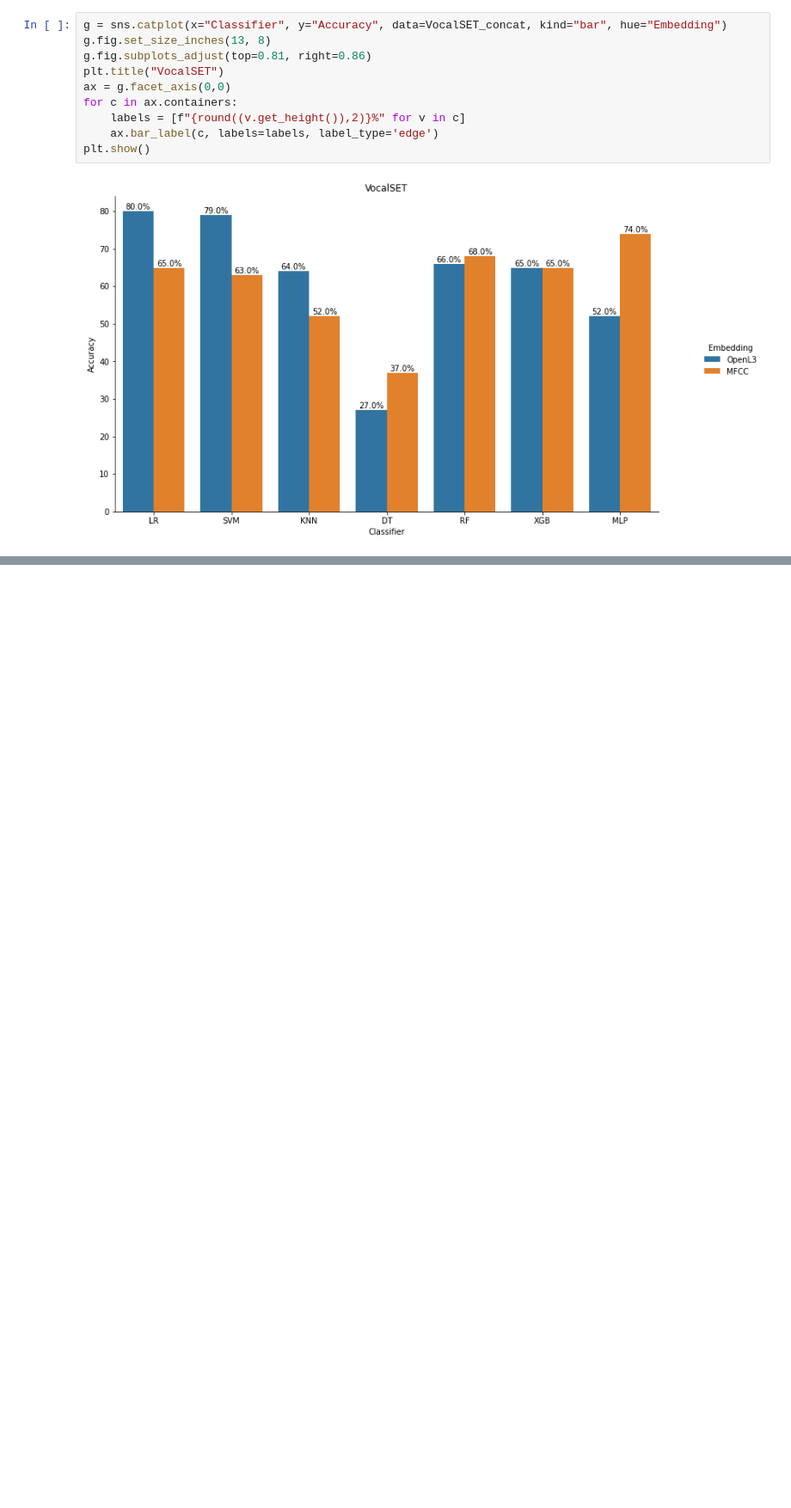
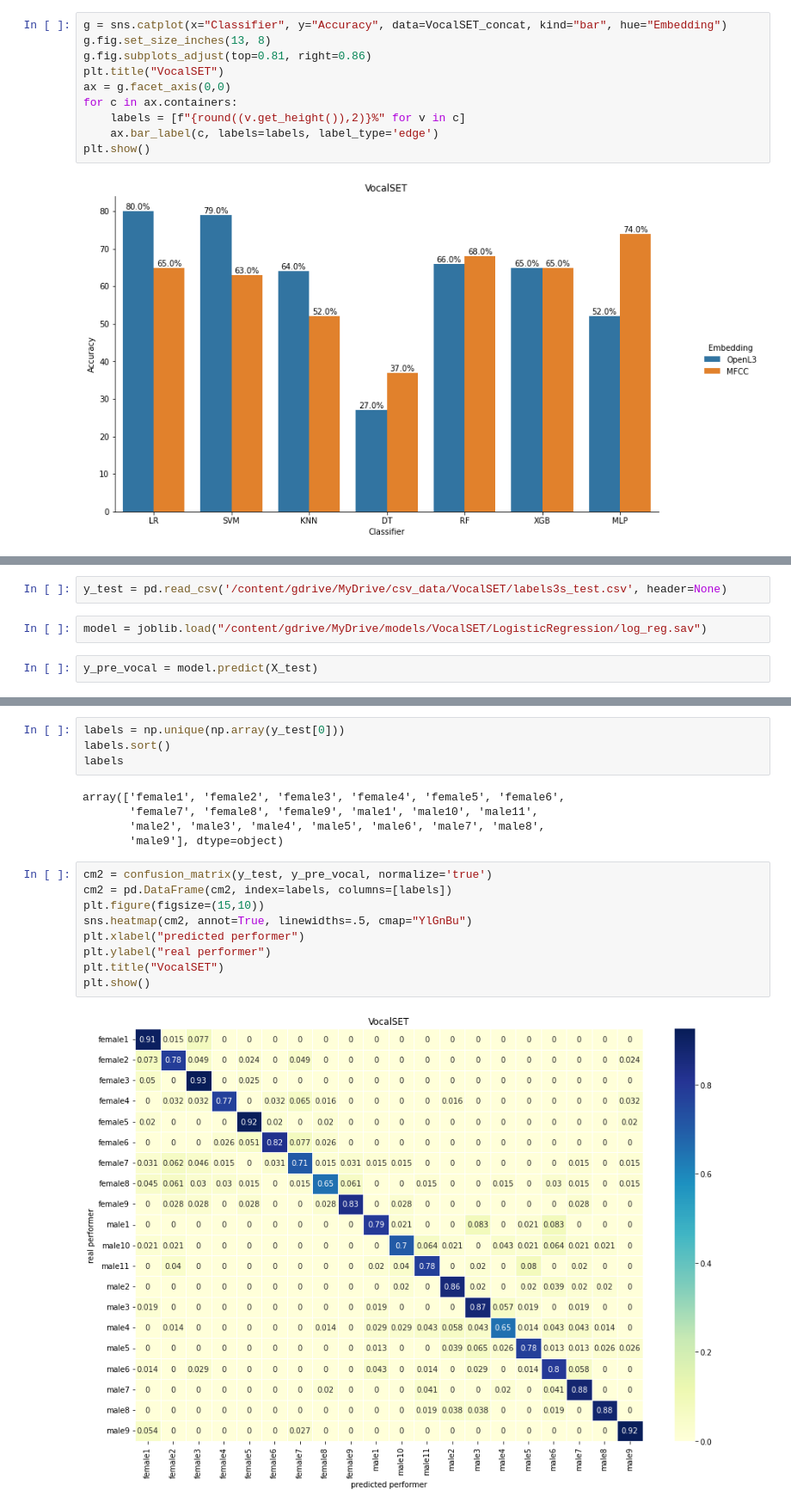
Before and after one commit to pszachew/Music-Genre-Classification, a Jupyter notebook: summary.ipynb, the cells around one changed output, grey strips where cells are left out. Shown at 86% size. Cells and saved outputs as stored; diff of their text form; blank space fills up the shorter version.

Commit message:
add conf matrix vocal set

```diff
--- a/summary.ipynb
+++ b/summary.ipynb
@@ -361,0 +364,6 @@ plt.show()
+# %%
+y_test = pd.read_csv('/content/gdrive/MyDrive/csv_data/VocalSET/labels3s_test.csv', header=None)
+# %%
+model = joblib.load("/content/gdrive/MyDrive/models/VocalSET/LogisticRegression/log_reg.sav")
+# %%
+y_pre_vocal = model.predict(X_test)
@@ -361,0 +390,20 @@ plt.show()
+# %%
+labels = np.unique(np.array(y_test[0]))
+labels.sort()
+labels
+# %% [output]
+array(['female1', 'female2', 'female3', 'female4', 'female5', 'female6',
+       'female7', 'female8', 'female9', 'male1', 'male10', 'male11',
+       'male2', 'male3', 'male4', 'male5', 'male6', 'male7', 'male8',
+       'male9'], dtype=object)
+# %%
+cm2 = confusion_matrix(y_test, y_pre_vocal, normalize='true')
+cm2 = pd.DataFrame(cm2, index=labels, columns=[labels])
+plt.figure(figsize=(15,10))
+sns.heatmap(cm2, annot=True, linewidths=.5, cmap="YlGnBu")
+plt.xlabel("predicted performer")
+plt.ylabel("real performer")
+plt.title("VocalSET")
+plt.show()
+# %% [output]
+[figure, added]
```
Also changed, not shown: parts of 2 cells of this notebook.
